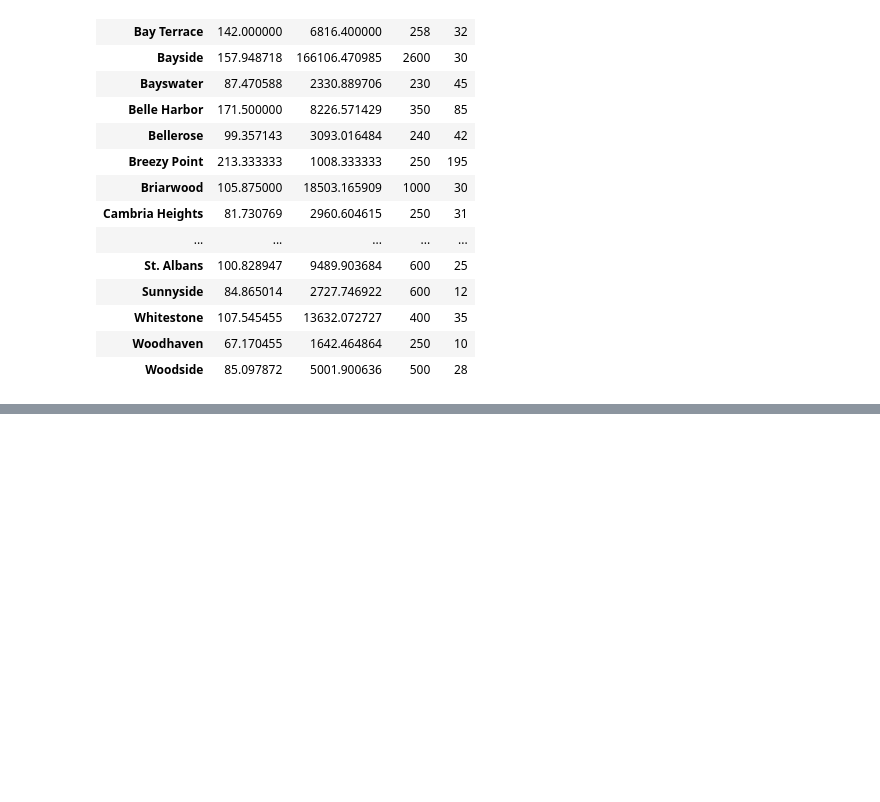
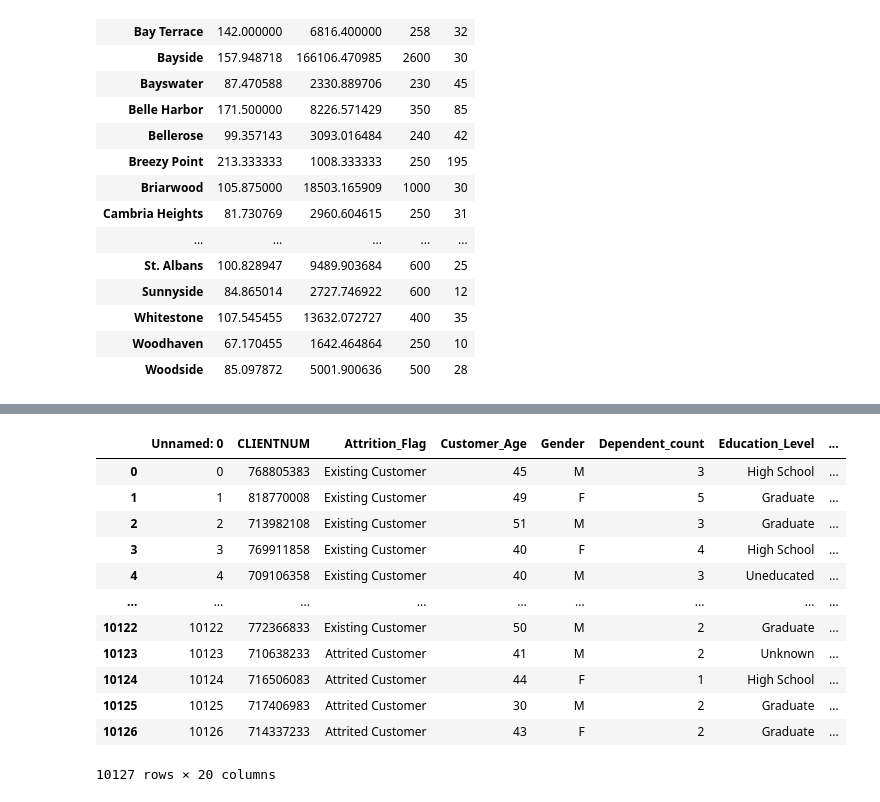
Before and after one commit to uzz99/data, a Jupyter notebook: Prep_100Q.ipynb, the cells around one changed output, grey strips where cells are left out. Cells and saved outputs as stored; diff of their text form; code cells hidden in the pictures; blank space fills up the shorter version.

```diff
--- a/Prep_100Q.ipynb
+++ b/Prep_100Q.ipynb
@@ -671,0 +672,3 @@ df['neighbourhood_group']
+# %%
+df = pd.read_csv('https://raw.githubusercontent.com/Datamanim/pandas/main/BankChurnersUp.csv')
+df.shape
@@ -671,0 +677,12 @@ df['neighbourhood_group']
+# %%
+dic = {
+    'Unknown'        : 'N',
+    'Less than $40K' : 'a',
+    '$40K - $60K'    : 'b',
+    '$60K - $80K'    : 'c',
+    '$80K - $120K'   : 'd',
+    '$120K +'        : 'e'
+}
+
+df['newIncome'] = df['Income_Category'].map(lambda x : dic[x])
+df['newIncome']
@@ -671,0 +702,31 @@ df['neighbourhood_group']
+# %%
+def changeCategory(x):
+    if x =='Unknown':
+        return 'N'
+    elif x =='Less than $40K':
+        return 'a'
+    elif x =='$40K - $60K':
+        return 'b'
+    elif x =='$60K - $80K':
+        return 'c'
+    elif x =='$80K - $120K':
+        return 'd'
+    elif x =='$120K +' :
+        return 'e'
+
+df['newIncome'] =  df['Income_Category'].apply(changeCategory)
+df
+# %% [output]
+|  | Unnamed: 0 | CLIENTNUM | Attrition_Flag | Customer_Age | Gender | Dependent_count | Education_Level | ... |
+| 0 | 0 | 768805383 | Existing Customer | 45 | M | 3 | High School | ... |
+| 1 | 1 | 818770008 | Existing Customer | 49 | F | 5 | Graduate | ... |
+| 2 | 2 | 713982108 | Existing Customer | 51 | M | 3 | Graduate | ... |
+| 3 | 3 | 769911858 | Existing Customer | 40 | F | 4 | High School | ... |
+| 4 | 4 | 709106358 | Existing Customer | 40 | M | 3 | Uneducated | ... |
+| ... | ... | ... | ... | ... | ... | ... | ... | ... |
+| 10122 | 10122 | 772366833 | Existing Customer | 50 | M | 2 | Graduate | ... |
+| 10123 | 10123 | 710638233 | Attrited Customer | 41 | M | 2 | Unknown | ... |
+| 10124 | 10124 | 716506083 | Attrited Customer | 44 | F | 1 | High School | ... |
+| 10125 | 10125 | 717406983 | Attrited Customer | 30 | M | 2 | Graduate | ... |
+| 10126 | 10126 | 714337233 | Attrited Customer | 43 | F | 2 | Graduate | ... |
+10127 rows × 20 columns
```
Also changed, not shown: parts of 4 cells of this notebook.
